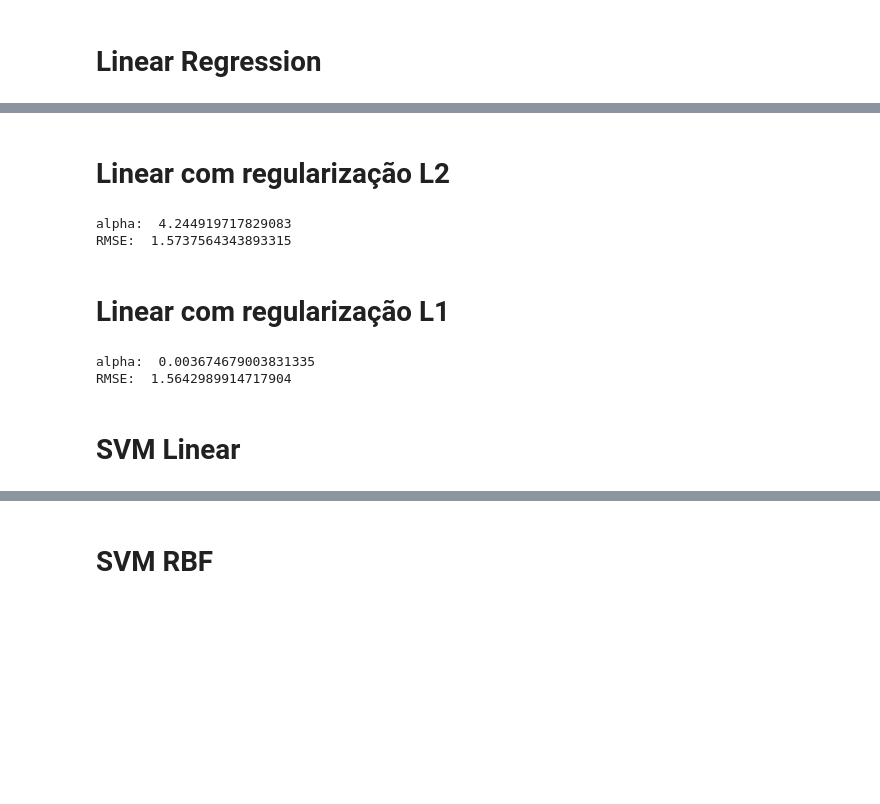
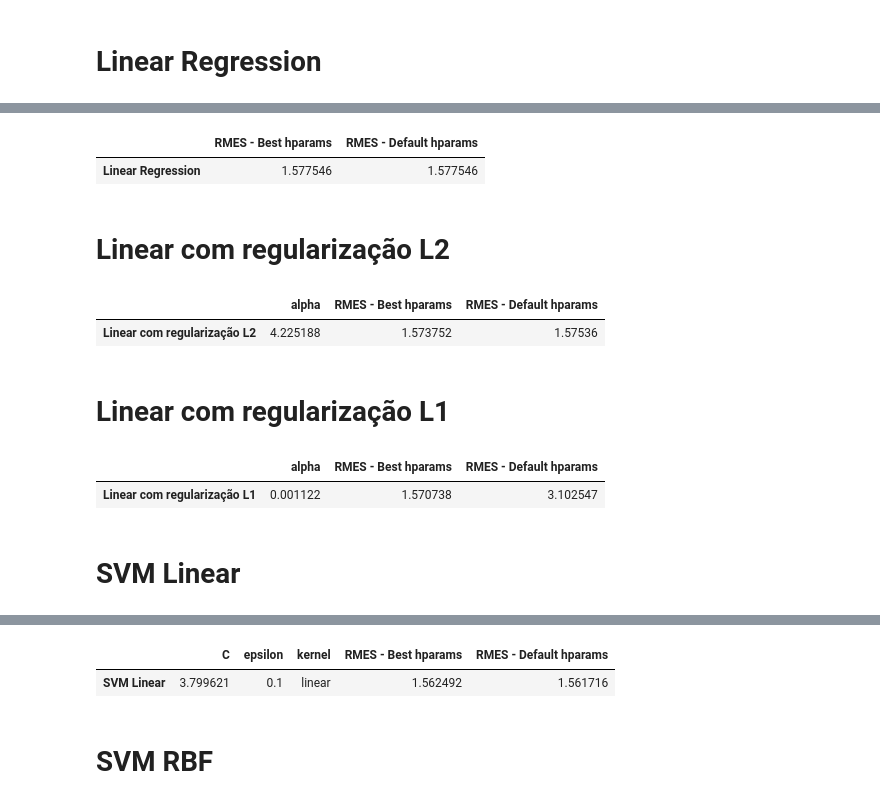
Before and after one commit to JorgeSantos18/MO432, a Jupyter notebook: Tarefa_2.ipynb, the cells around one changed output, grey strips where cells are left out. Drawn from its saved outputs; the diff is of its cells as text; code cells hidden in the pictures; blank space fills up the shorter version.

```diff
--- a/Tarefa_2.ipynb
+++ b/Tarefa_2.ipynb
@@ -103,3 +103,18 @@ np.min(abs(scores))
+# %%
+from sklearn.linear_model import LinearRegression
+
+default_rmes = get_default_rmes(LinearRegression, data_norm, output_data)
+
+linear_regression_results = pd.DataFrame(index=['Linear Regression'])
+# No hyperparams
+linear_regression_results['RMES - Best hparams']    = default_rmes
+linear_regression_results['RMES - Default hparams'] = default_rmes
+
+results_dict['Linear Regression'] = linear_regression_results
+linear_regression_results.head()
+# %% [output]
+|  | RMES - Best hparams | RMES - Default hparams |
+| Linear Regression | 1.577546 | 1.577546 |
 # %% [markdown]
 # Linear com regularização L2
 # %%
@@ -115,11 +130,19 @@ rnd_search = RandomizedSearchCV(rdg, parameters, n_iter =10, cv=5, scoring='neg_
 
 rnd_search.fit(data_norm, output_data)
 
-print("alpha: ", rnd_search.best_params_['alpha'])
-print("RMSE: ", -rnd_search.best_score_)
+rdg_results = pd.DataFrame(index=['Linear com regularização L2'])
+
+for i in parameters.keys():
+    rdg_results[i]= rnd_search.best_params_[i]
+
+rdg_results['RMES - Best hparams']    = -rnd_search.best_score_
+rdg_results['RMES - Default hparams'] = get_default_rmes(Ridge, data_norm, output_data)
+
+results_dict['Linear com regularização L2'] = rdg_results
+rdg_results.head()
 # %% [output]
-alpha:  4.244919717829083
-RMSE:  1.5737564343893315
+|  | alpha | RMES - Best hparams | RMES - Default hparams |
+| Linear com regularização L2 | 4.225188 | 1.573752 | 1.57536 |
 # %% [markdown]
 # Linear com regularização L1
 # %%
@@ -133,11 +156,19 @@ rnd_search = RandomizedSearchCV(lasso, parameters, n_iter =10, cv=5, scoring='ne
 
 rnd_search.fit(data_norm, output_data)
 
-print("alpha: ", rnd_search.best_params_['alpha'])
-print("RMSE: ", -rnd_search.best_score_)
+lasso_results = pd.DataFrame(index=['Linear com regularização L1'])
+
+for i in parameters.keys():
+    lasso_results[i]= rnd_search.best_params_[i]
+
+lasso_results['RMES - Best hparams']    = -rnd_search.best_score_
+lasso_results['RMES - Default hparams'] = get_default_rmes(Lasso, data_norm, output_data)
+
+results_dict['Linear com regularização L1'] = lasso_results
+lasso_results.head()
 # %% [output]
-alpha:  0.003674679003831335
-RMSE:  1.5642989914717904
+|  | alpha | RMES - Best hparams | RMES - Default hparams |
+| Linear com regularização L1 | 0.001122 | 1.570738 | 3.102547 |
 # %% [markdown]
 # SVM Linear
 # %%
@@ -146,15 +177,24 @@ import scipy.stats as stats
 
 svr = SVR()
 
-parameters = {'C': loguniform(2**-5, 2**15),
- 'epsilon': [0.1,0.3],
- 'kernel': ['linear']}
+parameters = {
+    'C'      : loguniform(2**-5, 2**15),
+    'epsilon': [0.1,0.3],
+    'kernel' : ['linear']
+    }
 
-rnd_search = RandomizedSearchCV(svr, parameters, n_iter =10, cv=5, scoring='neg_root_mean_squared_error', verbose=100, n_jobs = 8)
+rnd_search = RandomizedSearchCV(svr, parameters, n_iter =10, cv=5, scoring='neg_root_mean_squared_error', verbose=100, n_jobs = 12)
 rnd_search.fit(data_norm, output_data)
 
-print("C: ", rnd_search.best_params_['C'])
-print("epsilon: ", rnd_search.best_params_['epsilon'])
-print("RMSE: ", -rnd_search.best_score_)
+svm_linear_results = pd.DataFrame(index=['SVM Linear'])
+
+for i in parameters.keys():
+    svm_linear_results[i]= rnd_search.best_params_[i]
+
+svm_linear_results['RMES - Best hparams']    = -rnd_search.best_score_
+svm_linear_results['RMES - Default hparams'] = -mean(cross_val_score(SVR(kernel='linear'), data_norm, output_data, cv=5, scoring='neg_root_mean_squared_error'))
+
+results_dict['SVM Linear'] = svm_linear_results
+svm_linear_results.head()
 # %% [output]
 Fitting 5 folds for each of 10 candidates, totalling 50 fits
@@ -177,3 +201,5 @@ Fitting 5 folds for each of 10 candidates, totalling 50 fits
+|  | C | epsilon | kernel | RMES - Best hparams | RMES - Default hparams |
+| SVM Linear | 3.799621 | 0.1 | linear | 1.562492 | 1.561716 |
 # %% [markdown]
 # SVM RBF
 # %%
```
Also changed, not shown: parts of 18 cells of this notebook.
